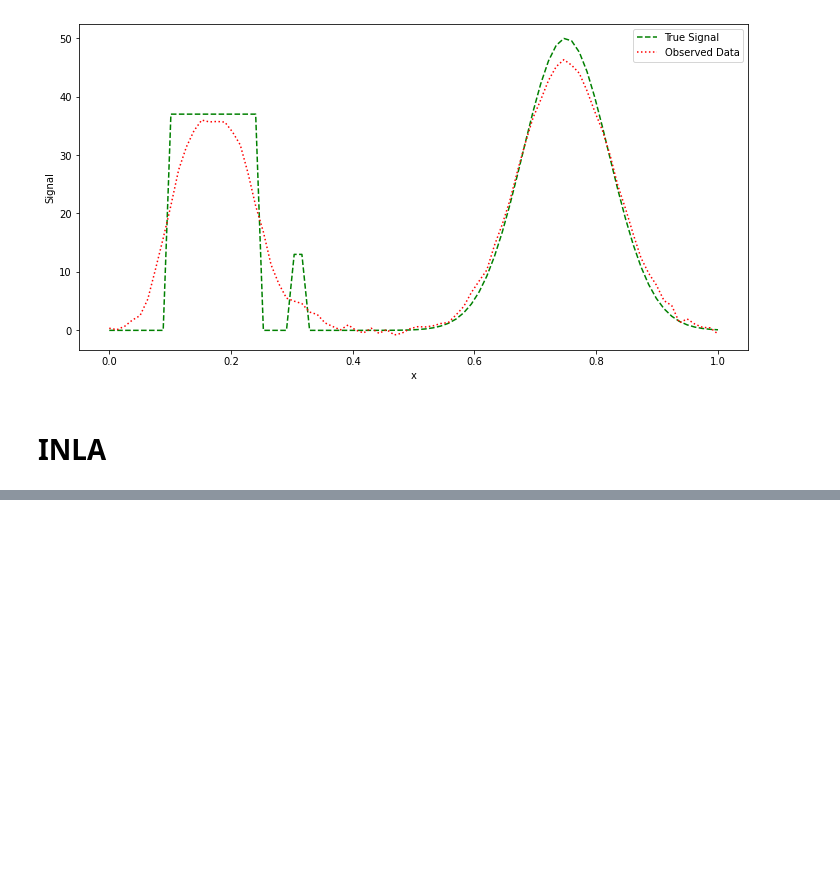
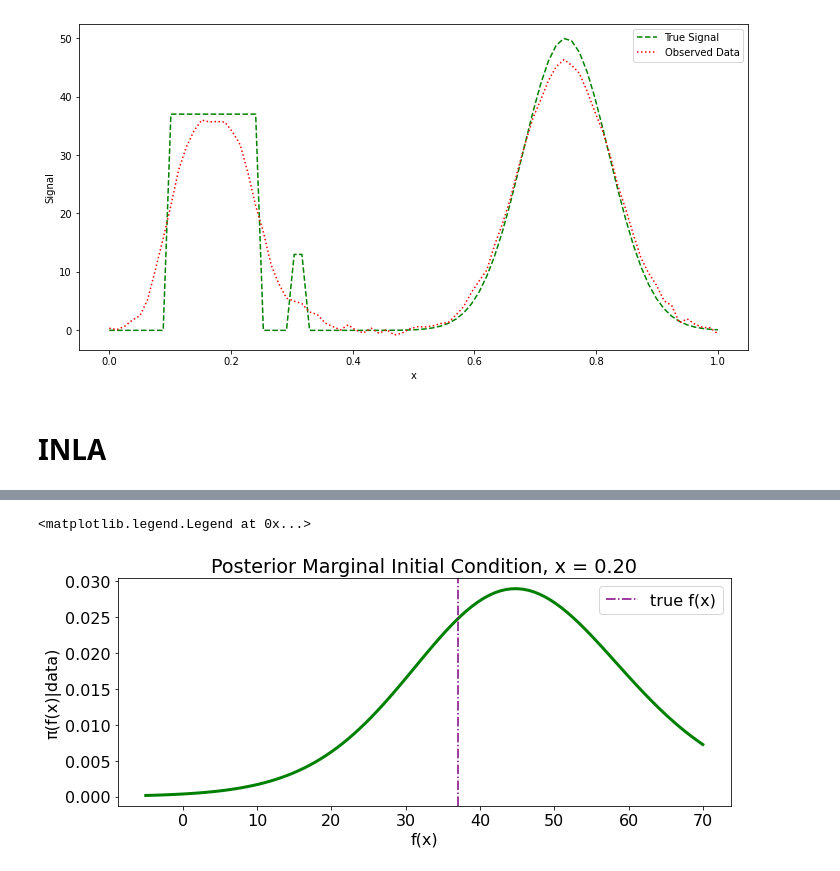
Before and after one commit to soniareilly/PDE_INLA, a Jupyter notebook: 1D_example_two_parameters_INLA.ipynb, the cells around one changed output, grey strips where cells are left out. Saved outputs shown, nothing was run; the diff lists cells and outputs as text; code cells hidden in the pictures; blank space fills up the shorter version.

```diff
--- a/1D_example_two_parameters_INLA.ipynb
+++ b/1D_example_two_parameters_INLA.ipynb
@@ -152,0 +274,24 @@ Text(0.5, 0, '$\\delta$')
+# %%
+xx_range = np.linspace(-5.0,70.0,100)
+locations = [16,40,60]
+pi_xx_i_evals = posterior_marginals(locations,xx_range,quad_points)
+# %%
+pi_xx_i_evals_norms = trapezoid(pi_xx_i_evals,dx=xx_range[1]-xx_range[0],axis=1)
+pi_xx_i_evals_normalized = (pi_xx_i_evals.T/pi_xx_i_evals_norms).T
+# %%
+ii = 0
+
+plt.figure(figsize=(10,4.5))
+plt.rcParams.update({'font.size': 16})
+plt.plot(xx_range,pi_xx_i_evals_normalized[ii,:],linewidth=3,color='green')
+plt.axvline(x=true_signal(x[locations[ii]]), color='purple', linestyle="-.", label="true f(x)")
+#plt.ticklabel_format(axis='both', style='sci', scilimits=(0,0))
+plt.title(f'Posterior Marginal Initial Condition, x = {x[locations[ii]]:.2f}')
+plt.ylabel("π(f(x)|data)")
+plt.xlabel("f(x)")
+plt.tight_layout()
+plt.legend()
+#plt.savefig("u_0_marginal.pdf")
+# %% [output]
+<matplotlib.legend.Legend at 0x...>
+[figure, added]
```
Also changed, not shown: parts of 14 cells of this notebook, 11 other files.
